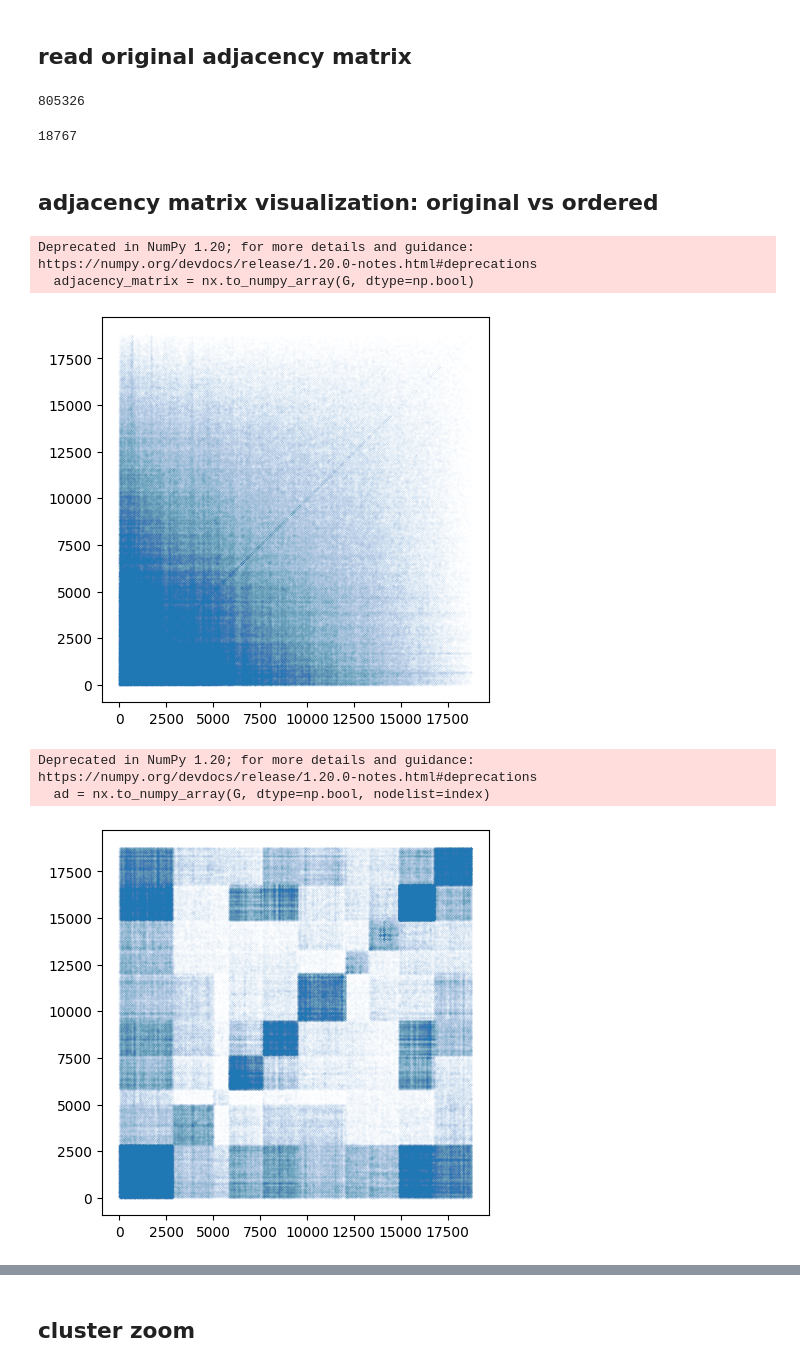
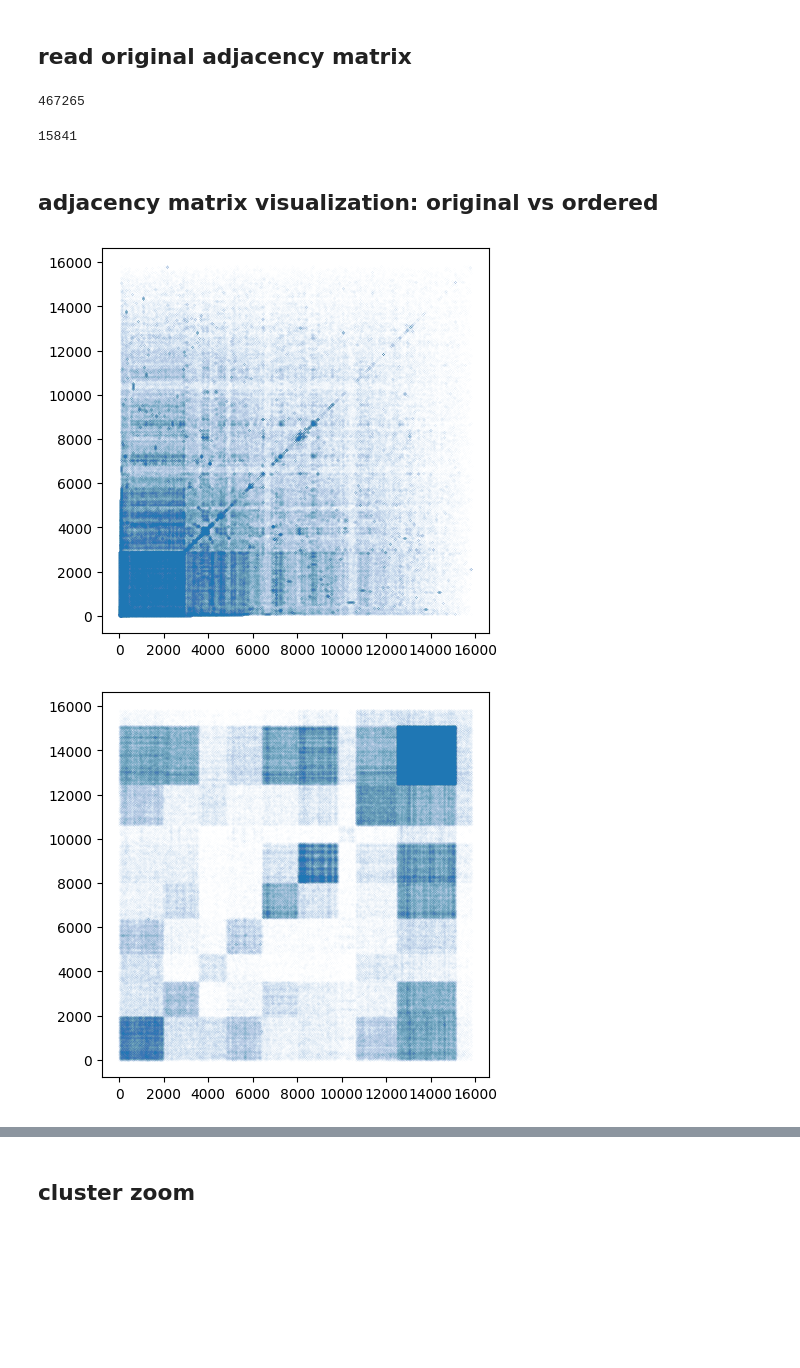
Before and after one commit to ZiyuZhang1/HBDM, a Jupyter notebook: results_analysis_code/model_analysis_multiD.ipynb, the cells around one changed output, grey strips where cells are left out. Cells and saved outputs as stored; diff of their text form; code cells hidden in the pictures; blank space fills up the shorter version.

Commit message:
HBDM-G and analysis

```diff
--- a/results_analysis_code/model_analysis_multiD.ipynb
+++ b/results_analysis_code/model_analysis_multiD.ipynb
@@ -8,8 +8,9 @@ import networkx as nx
 import pandas as pd
 # %%
 # Define the root directory
-name = 'Dataset-ppi--RE-True--W-True--Epochs-15000--D-4--RH-25--LR-0.1--LP-False--CUDA-True'
+name = 'Dataset-st--RE-True--W-True--Epochs-15000--D-4--RH-25--LR-0.1--LP-False--CUDA-True'
 root = 'D:/study/thesis/project/HBDM-main/ppi_results/models/'+name
+dataset = 'st'
 # W = True
 # %% [markdown]
 # load data
@@ -214,8 +220,8 @@ df.head(5)
 #     sparse_i = sparse_i.astype(int)
 #     sparse_j = sparse_j.astype(int)
 
-path1=r'D:\study\thesis\project\HBDM-main\data\datasets\ppi\sparse_i.txt'
-path2=r'D:\study\thesis\project\HBDM-main\data\datasets\ppi\sparse_j.txt'
+path1='D:/study/thesis/project/HBDM-main/data/datasets/'+dataset+'/sparse_i.txt'
+path2='D:/study/thesis/project/HBDM-main/data/datasets/'+dataset+'/sparse_j.txt'
 # Step 1: Read data from sparse_i and sparse_j files
 sparse_i = np.loadtxt(path1)
 sparse_j = np.loadtxt(path2)
@@ -232,32 +238,28 @@ G.add_edges_from(edges)
 # %%
 len(sparse_i)
 # %% [output]
-805326
+467265
 # %%
 len(G.nodes)
 # %% [output]
-18767
+15841
 # %% [markdown]
 ## adjacency matrix visualization: original vs ordered
 # %%
-adjacency_matrix = nx.to_numpy_array(G, dtype=np.bool)
+adjacency_matrix = nx.to_numpy_array(G, dtype=bool)
 coords = np.argwhere(adjacency_matrix==True)
 fig = plt.figure(figsize=(5, 5))
 plt.scatter(coords[:,1],coords[:,0],s=0.00005)
 # plt.savefig(pltroot+name+'.png')
 plt.show()
 # %% [output]
-Deprecated in NumPy 1.20; for more details and guidance: https://numpy.org/devdocs/release/1.20.0-notes.html#deprecations
-  adjacency_matrix = nx.to_numpy_array(G, dtype=np.bool)
-[figure, old version]
+[figure, new version]
 # %%
-ad = nx.to_numpy_array(G, dtype=np.bool, nodelist=index)
+ad = nx.to_numpy_array(G, dtype=bool, nodelist=index)
 coords = np.argwhere(ad==True)
 fig = plt.figure(figsize=(5, 5))
 plt.scatter(coords[:,1],coords[:,0],s=0.00005)
 plt.savefig(pltroot+'ordered-'+name+'.png')
 plt.show()
 # %% [output]
-Deprecated in NumPy 1.20; for more details and guidance: https://numpy.org/devdocs/release/1.20.0-notes.html#deprecations
-  ad = nx.to_numpy_array(G, dtype=np.bool, nodelist=index)
-[figure, old version]
+[figure, new version]
```
Also changed, not shown: parts of 23 cells of this notebook, 15 other files.
